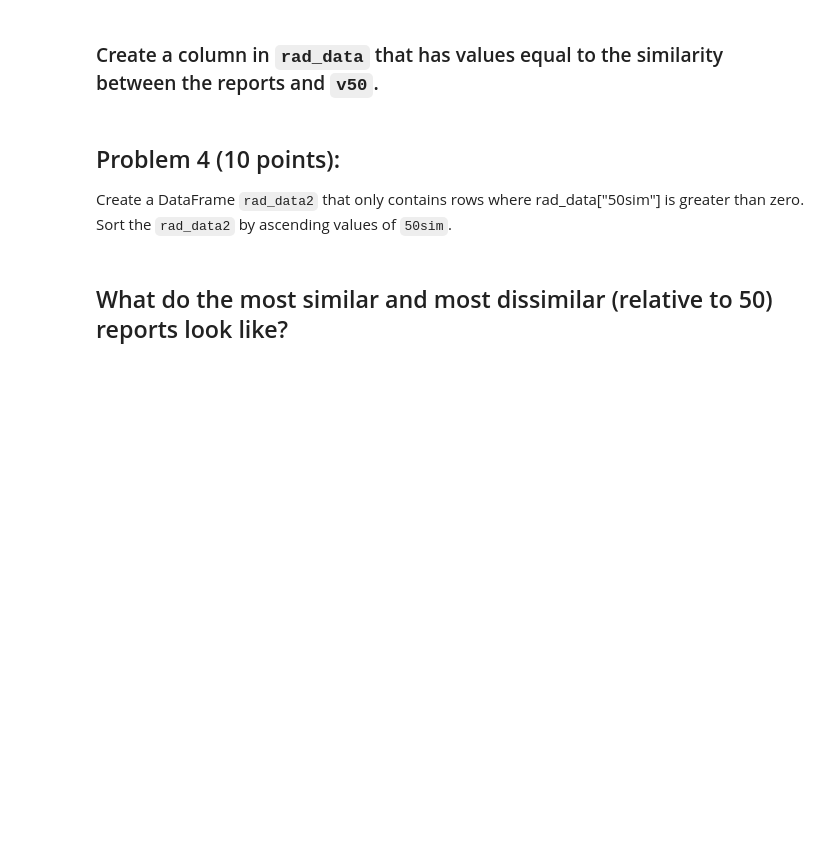
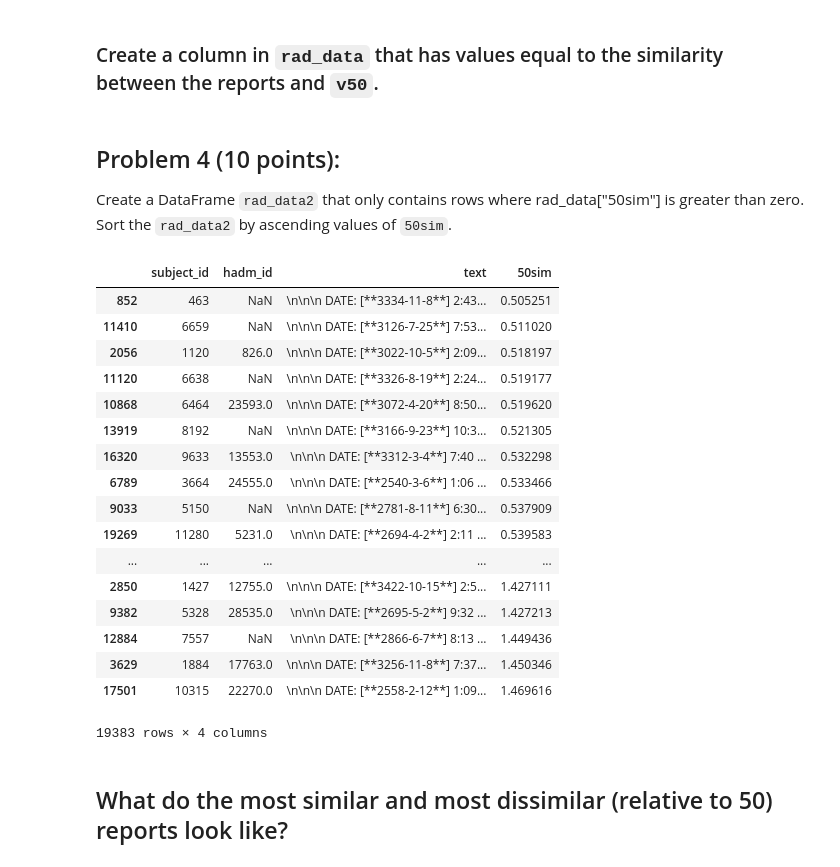
Before and after one commit to rcw712/rcw712, a Jupyter notebook: m14_linear_algebra_text_processing/m14_linear_algebra_text_processing.ipynb, the cells around one changed output. Saved outputs shown, nothing was run; the diff lists cells and outputs as text; code cells hidden in the pictures; blank space fills up the shorter version.

```diff
--- a/m14_linear_algebra_text_processing/m14_linear_algebra_text_processing.ipynb
+++ b/m14_linear_algebra_text_processing/m14_linear_algebra_text_processing.ipynb
@@ -61,8 +49,3 @@ One of the limitations of word vectors as we have pictured them is [sparsity](ht
     1. If you get a `ZeroDivisionError`, return `np.nan`
     1. Note that the range of `arccos` is -1 to 1. Because of floating point arithmetic issues, you may have arguments that should be equal to 1 but are slightly larger. This will result in `arccos` returning a `np.nan`. In these cases, return a 0 (zero).
 1. a `__str__` method that shows the dimension of the vector as well as the elements (key/value pairs).
-# %%
-from collections import defaultdict
-class sparsev(defaultdict):
-    # YOUR CODE HERE
-    raise NotImplementedError()
@@ -136,10 +189,19 @@ list(vocabulary.items())[:10]
 ## Problem 3 (20 points):
 
 Write a function `doc2vec` that takes two arguments: a `txt` (a text to convert to a vector) and `voc` (the vocabulary). It returns a `sparsev` instance that is the representation of `txt` in the `voc` vector space. Because `txt` may contain words that are not in the vocabulary, you will need to do exception handling.
-# %%
-def doc2vec(txt, voc):
-    # YOUR CODE HERE
-    raise NotImplementedError()
+# %%
+from collections import defaultdict
+import math
+
+def doc2vec(txt, voc):
+    txt_d = sparsev(int, dim = len(voc))
+    words = TextBlob(txt.lower()).words
+    for word in words:
+        try:
+            txt_d[voc[word]]+= 1
+        except KeyError:
+            pass
+    return txt_d
 # %%
 v50 = doc2vec(re.sub("\d", "d", rad_data.loc[50,"text"]), vocabulary)
 v157 = doc2vec(re.sub("\d", "d", rad_data.loc[157,"text"]), vocabulary)
@@ -174,3 +231,26 @@ rad_data2.tail()
+# %%
+rad_data2 = rad_data.loc[rad_data["50sim"] > 0 ]
+rad_data2 = rad_data2.sort_values(["50sim"],ascending=True)
+rad_data2
+# %% [output]
+|  | subject_id | hadm_id | text | 50sim |
+| 852 | 463 | NaN | \n\n\n DATE: [**3334-11-8**] 2:43... | 0.505251 |
+| 11410 | 6659 | NaN | \n\n\n DATE: [**3126-7-25**] 7:53... | 0.511020 |
+| 2056 | 1120 | 826.0 | \n\n\n DATE: [**3022-10-5**] 2:09... | 0.518197 |
+| 11120 | 6638 | NaN | \n\n\n DATE: [**3326-8-19**] 2:24... | 0.519177 |
+| 10868 | 6464 | 23593.0 | \n\n\n DATE: [**3072-4-20**] 8:50... | 0.519620 |
+| 13919 | 8192 | NaN | \n\n\n DATE: [**3166-9-23**] 10:3... | 0.521305 |
+| 16320 | 9633 | 13553.0 | \n\n\n DATE: [**3312-3-4**] 7:40 ... | 0.532298 |
+| 6789 | 3664 | 24555.0 | \n\n\n DATE: [**2540-3-6**] 1:06 ... | 0.533466 |
+| 9033 | 5150 | NaN | \n\n\n DATE: [**2781-8-11**] 6:30... | 0.537909 |
+| 19269 | 11280 | 5231.0 | \n\n\n DATE: [**2694-4-2**] 2:11 ... | 0.539583 |
+| ... | ... | ... | ... | ... |
+| 2850 | 1427 | 12755.0 | \n\n\n DATE: [**3422-10-15**] 2:5... | 1.427111 |
+| 9382 | 5328 | 28535.0 | \n\n\n DATE: [**2695-5-2**] 9:32 ... | 1.427213 |
+| 12884 | 7557 | NaN | \n\n\n DATE: [**2866-6-7**] 8:13 ... | 1.449436 |
+| 3629 | 1884 | 17763.0 | \n\n\n DATE: [**3256-11-8**] 7:37... | 1.450346 |
+| 17501 | 10315 | 22270.0 | \n\n\n DATE: [**2558-2-12**] 1:09... | 1.469616 |
+19383 rows × 4 columns
 # %%
 assert_equal(rad_data2.iloc[0]["subject_id"], 463)
 # %%
```
Also changed, not shown: parts of 20 cells of this notebook.
